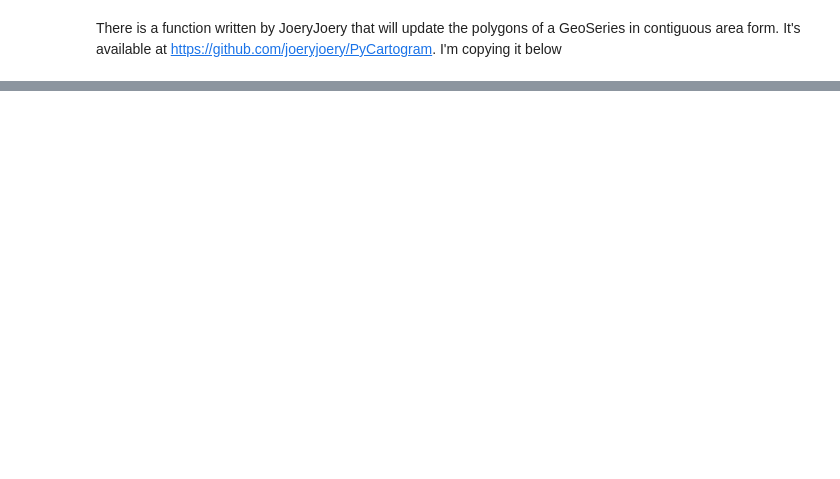
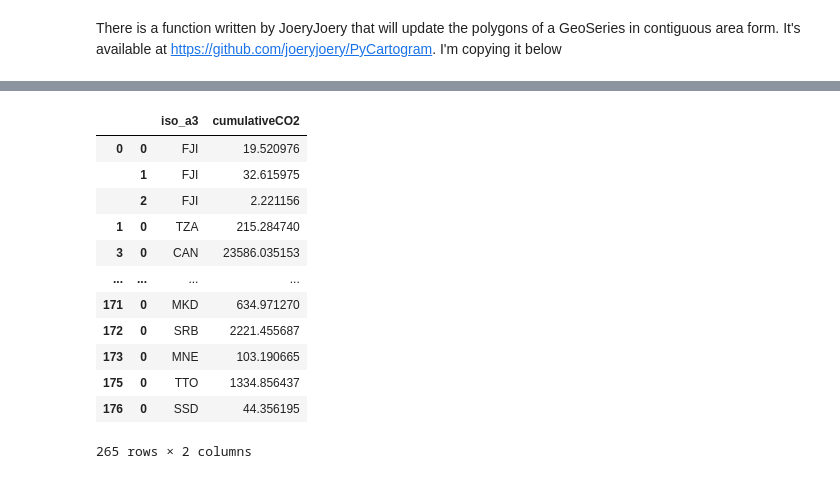
Before and after one commit to chrisbrierley/cartograms, a Jupyter notebook: Cumulative_emissions.ipynb, the cells around one changed output, grey strips where cells are left out. Saved outputs shown, nothing was run; the diff lists cells and outputs as text; code cells hidden in the pictures; blank space fills up the shorter version.

```diff
--- a/Cumulative_emissions.ipynb
+++ b/Cumulative_emissions.ipynb
@@ -257,0 +230,30 @@ def cartogram(arg_polygons, arg_values, itermax=5, max_size_error=1.0001, epsilo
+# %%
+#Check Geometry
+def compute_area(geom):
+    area = geom.area
+    return area
+
+world['area'] = world['geometry'].apply(lambda x: compute_area(x))
+world['pop_dens']=world['pop_est']/world['area']
+explode_me=world.drop(['pop_est','area'],axis=1) #drop those ones as we'll want to make new ones later
+explode_me=explode_me.drop(explode_me[explode_me['cumCO2_per_capita'].isnull()].index)
+exploded=explode_me.explode()
+exploded['area'] = exploded['geometry'].apply(lambda x: compute_area(x))
+exploded['pop']=exploded['pop_dens']*exploded['area']
+exploded['cumulativeCO2']=exploded['cumCO2_per_capita']*exploded['pop']
+
+exploded[['iso_a3','cumulativeCO2']]
+# %% [output]
+|  |  | iso_a3 | cumulativeCO2 |
+| 0 | 0 | FJI | 19.520976 |
+|  | 1 | FJI | 32.615975 |
+|  | 2 | FJI | 2.221156 |
+| 1 | 0 | TZA | 215.284740 |
+| 3 | 0 | CAN | 23586.035153 |
+| ... | ... | ... | ... |
+| 171 | 0 | MKD | 634.971270 |
+| 172 | 0 | SRB | 2221.455687 |
+| 173 | 0 | MNE | 103.190665 |
+| 175 | 0 | TTO | 1334.856437 |
+| 176 | 0 | SSD | 44.356195 |
+265 rows × 2 columns
```
Also changed, not shown: parts of 29 cells of this notebook, 2 other files.
